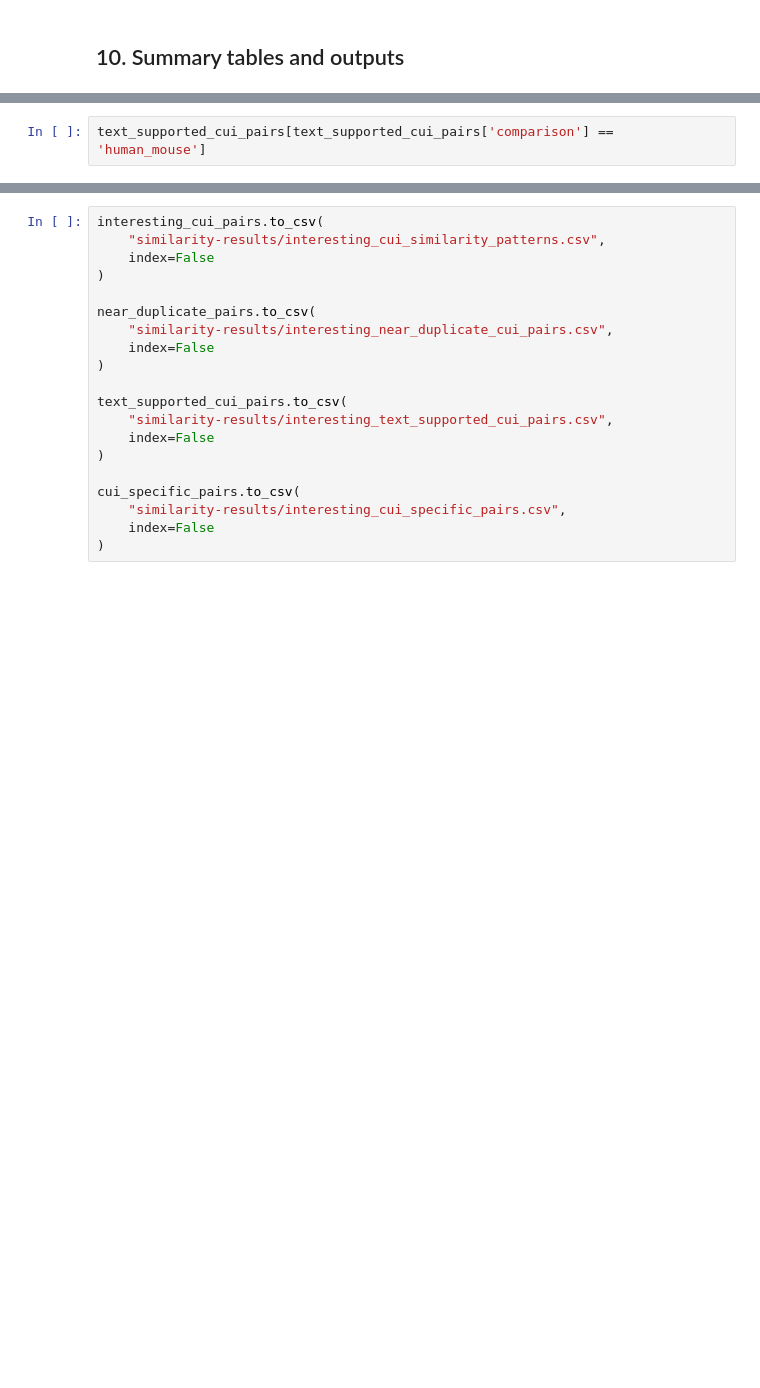
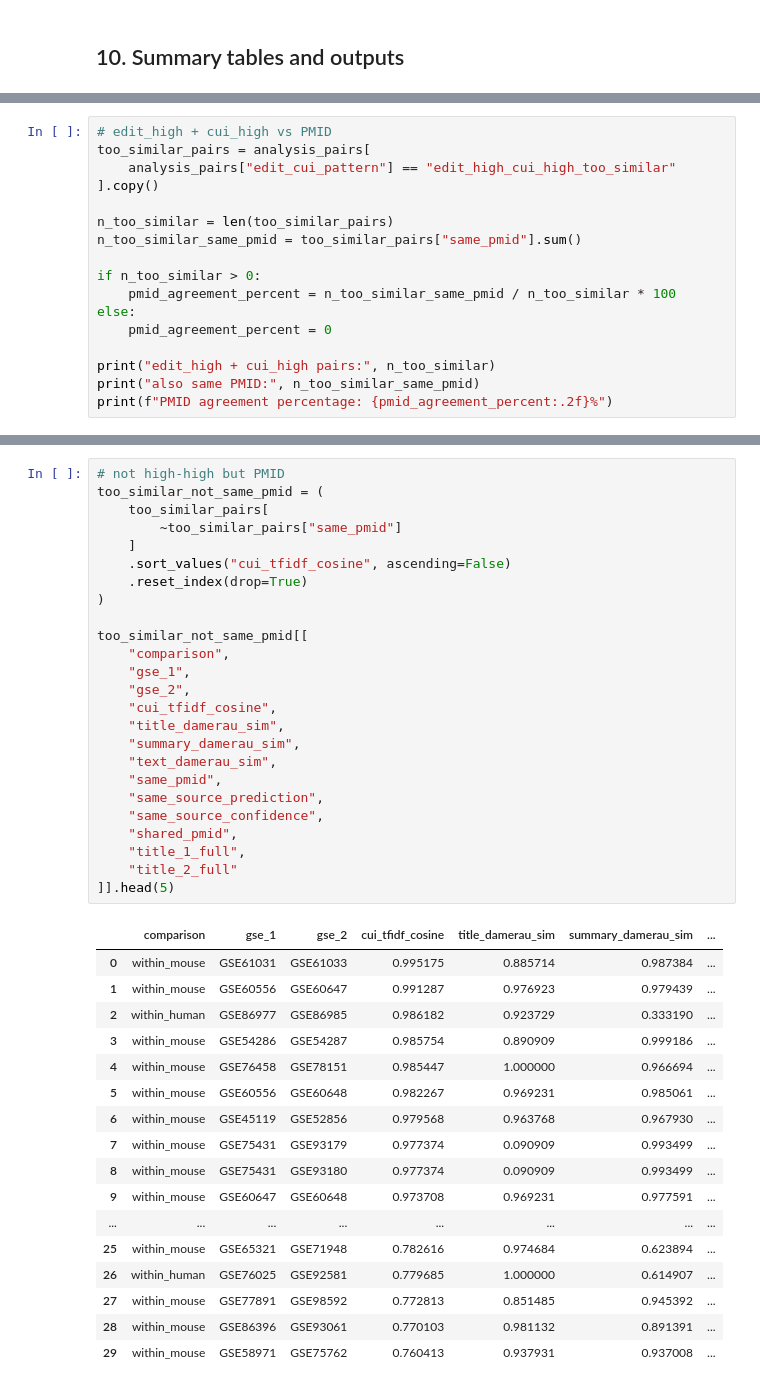
Before and after one commit to vbilsmith/txt2onto2.0_for_gold_standards, a Jupyter notebook: 06-sim-tf-idf-cleaned.ipynb, the cells around one changed output, grey strips where cells are left out. Drawn from its saved outputs; the diff is of its cells as text; blank space fills up the shorter version.

```diff
--- a/06-sim-tf-idf-cleaned.ipynb
+++ b/06-sim-tf-idf-cleaned.ipynb
@@ -648,3 +670,18 @@ cui_specific_pairs = interesting_cui_pairs[
 # %%
-text_supported_cui_pairs[text_supported_cui_pairs['comparison'] == 'human_mouse']
+# edit_high + cui_high vs PMID
+too_similar_pairs = analysis_pairs[
+    analysis_pairs["edit_cui_pattern"] == "edit_high_cui_high_too_similar"
+].copy()
+
+n_too_similar = len(too_similar_pairs)
+n_too_similar_same_pmid = too_similar_pairs["same_pmid"].sum()
+
+if n_too_similar > 0:
+    pmid_agreement_percent = n_too_similar_same_pmid / n_too_similar * 100
+else:
+    pmid_agreement_percent = 0
+
+print("edit_high + cui_high pairs:", n_too_similar)
+print("also same PMID:", n_too_similar_same_pmid)
+print(f"PMID agreement percentage: {pmid_agreement_percent:.2f}%")
 # %% [output]
@@ -655,21 +691,44 @@ text_supported_cui_pairs[text_supported_cui_pairs['comparison'] == 'human_mouse'
 # %%
-interesting_cui_pairs.to_csv(
-    "similarity-results/interesting_cui_similarity_patterns.csv",
-    index=False
+# not high-high but PMID
+too_similar_not_same_pmid = (
+    too_similar_pairs[
+        ~too_similar_pairs["same_pmid"]
+    ]
+    .sort_values("cui_tfidf_cosine", ascending=False)
+    .reset_index(drop=True)
 )
 
-near_duplicate_pairs.to_csv(
-    "similarity-results/interesting_near_duplicate_cui_pairs.csv",
-    index=False
-)
-
-text_supported_cui_pairs.to_csv(
-    "similarity-results/interesting_text_supported_cui_pairs.csv",
-    index=False
-)
-
-cui_specific_pairs.to_csv(
-    "similarity-results/interesting_cui_specific_pairs.csv",
-    index=False
-)
+too_similar_not_same_pmid[[
+    "comparison",
+    "gse_1",
+    "gse_2",
+    "cui_tfidf_cosine",
+    "title_damerau_sim",
+    "summary_damerau_sim",
+    "text_damerau_sim",
+    "same_pmid",
+    "same_source_prediction",
+    "same_source_confidence",
+    "shared_pmid",
+    "title_1_full",
+    "title_2_full"
+]].head(5)
+# %% [output]
+|  | comparison | gse_1 | gse_2 | cui_tfidf_cosine | title_damerau_sim | summary_damerau_sim | ... |
+| 0 | within_mouse | GSE61031 | GSE61033 | 0.995175 | 0.885714 | 0.987384 | ... |
+| 1 | within_mouse | GSE60556 | GSE60647 | 0.991287 | 0.976923 | 0.979439 | ... |
+| 2 | within_human | GSE86977 | GSE86985 | 0.986182 | 0.923729 | 0.333190 | ... |
+| 3 | within_mouse | GSE54286 | GSE54287 | 0.985754 | 0.890909 | 0.999186 | ... |
+| 4 | within_mouse | GSE76458 | GSE78151 | 0.985447 | 1.000000 | 0.966694 | ... |
+| 5 | within_mouse | GSE60556 | GSE60648 | 0.982267 | 0.969231 | 0.985061 | ... |
+| 6 | within_mouse | GSE45119 | GSE52856 | 0.979568 | 0.963768 | 0.967930 | ... |
+| 7 | within_mouse | GSE75431 | GSE93179 | 0.977374 | 0.090909 | 0.993499 | ... |
+| 8 | within_mouse | GSE75431 | GSE93180 | 0.977374 | 0.090909 | 0.993499 | ... |
+| 9 | within_mouse | GSE60647 | GSE60648 | 0.973708 | 0.969231 | 0.977591 | ... |
+| ... | ... | ... | ... | ... | ... | ... | ... |
+| 25 | within_mouse | GSE65321 | GSE71948 | 0.782616 | 0.974684 | 0.623894 | ... |
+| 26 | within_human | GSE76025 | GSE92581 | 0.779685 | 1.000000 | 0.614907 | ... |
+| 27 | within_mouse | GSE77891 | GSE98592 | 0.772813 | 0.851485 | 0.945392 | ... |
+| 28 | within_mouse | GSE86396 | GSE93061 | 0.770103 | 0.981132 | 0.891391 | ... |
+| 29 | within_mouse | GSE58971 | GSE75762 | 0.760413 | 0.937931 | 0.937008 | ... |
 # %%
```
Also changed, not shown: parts of 18 cells of this notebook, 28 other files.
